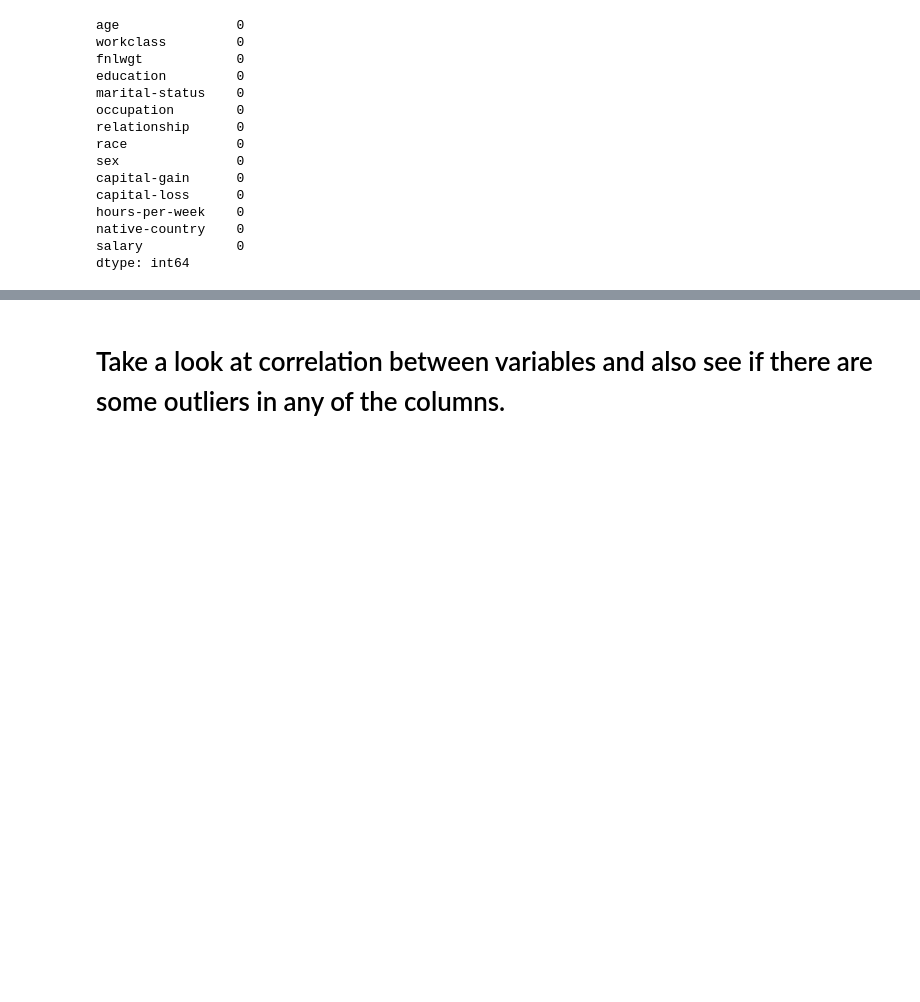
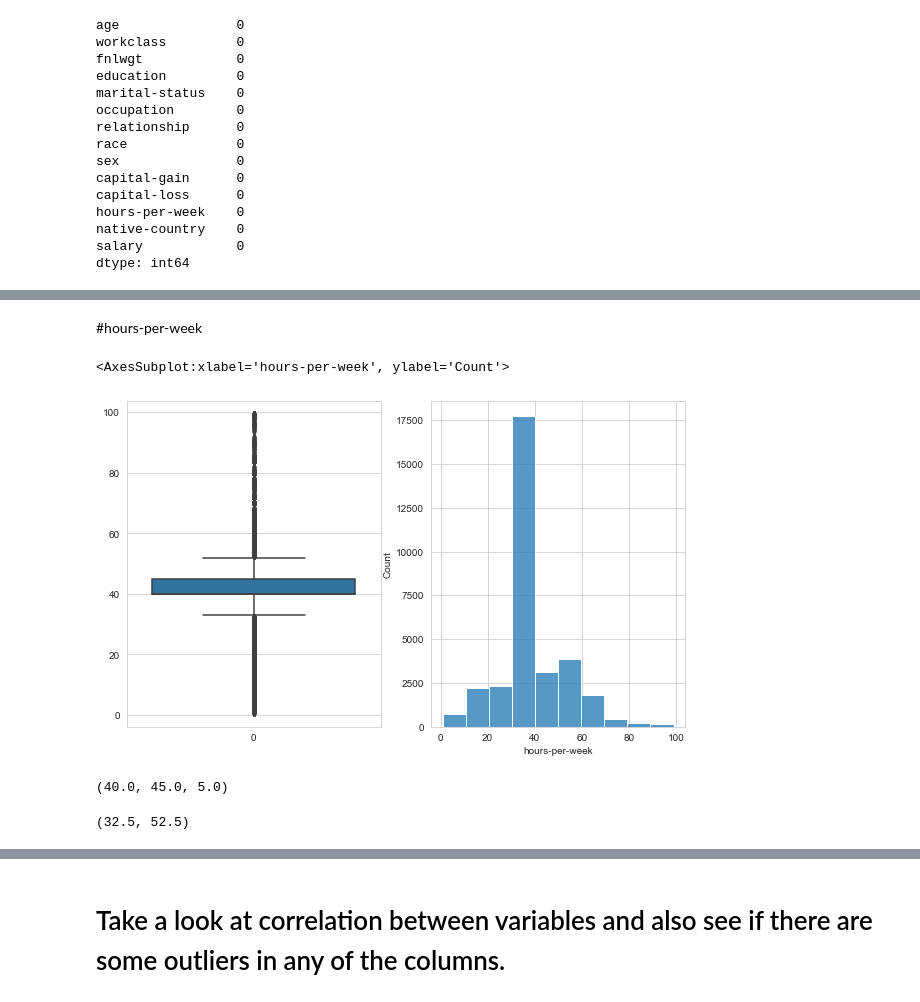
Before and after one commit to Yusuf5001/DA-with-Python, a Jupyter notebook: DAwPy-S11-12 (EDA Project- (Analyze US Citizens))-Solution.ipynb, the cells around one changed output, grey strips where cells are left out. Saved outputs shown, nothing was run; the diff lists cells and outputs as text; code cells hidden in the pictures; blank space fills up the shorter version.

```diff
--- a/DAwPy-S11-12 (EDA Project- (Analyze US Citizens))-Solution.ipynb
+++ b/DAwPy-S11-12 (EDA Project- (Analyze US Citizens))-Solution.ipynb
@@ -406,0 +529,24 @@ dtype: int64
+# %% [markdown]
+#hours-per-week
+# %%
+plt.figure(figsize=(10,6))
+plt.subplot(1,2,1)
+sns.boxplot(data=df["hours-per-week"])
+plt.subplot(1,2,2)
+sns.histplot(data=df["hours-per-week"], bins=10)
+# %% [output]
+<AxesSubplot:xlabel='hours-per-week', ylabel='Count'>
+[figure, added]
+# %%
+low2 = df["hours-per-week"].quantile(0.25)
+high2 = df["hours-per-week"].quantile(0.75)
+IQR2 = high2 - low2
+low2, high2, IQR
+# %% [output]
+(40.0, 45.0, 5.0)
+# %%
+lower_lim2 = low2 - (1.5*IQR)
+upper_lim2 = high2 + (1.5*IQR)
+lower_lim2, upper_lim2
+# %% [output]
+(32.5, 52.5)
```
Also changed, not shown: parts of 34 cells of this notebook.
